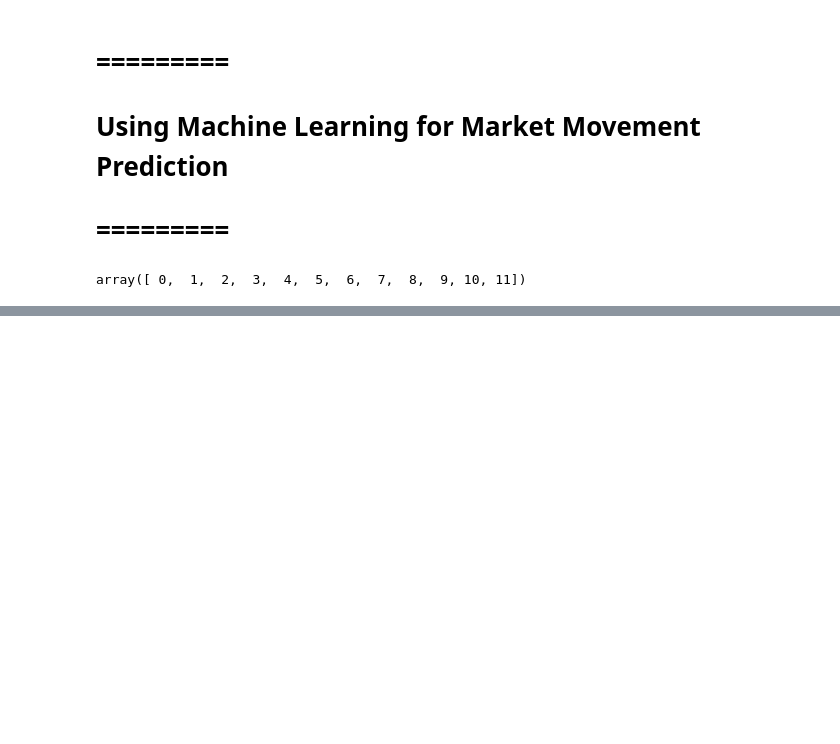
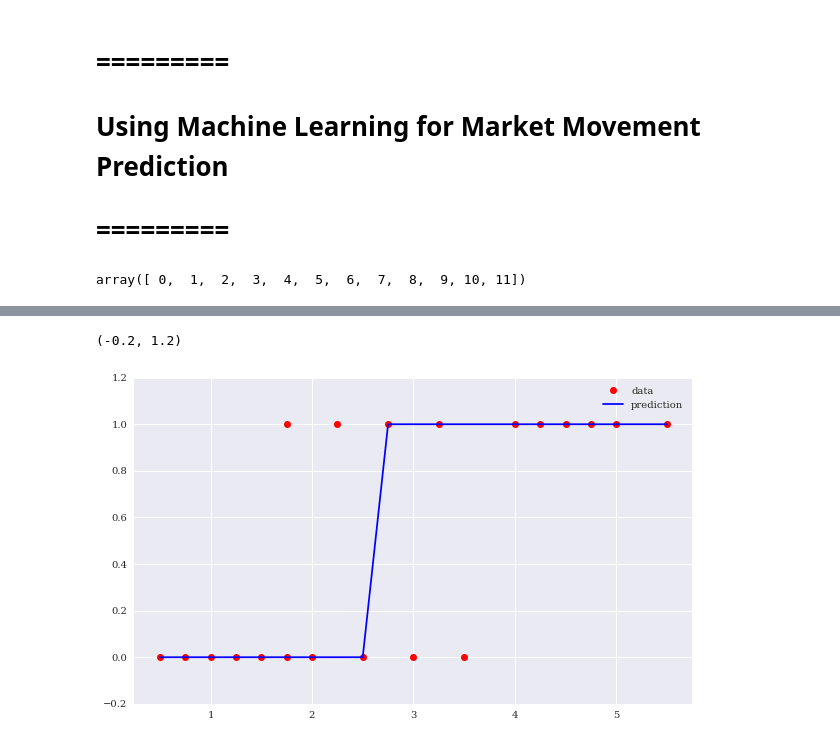
Before and after one commit to 44nash/Trading-Bot-project-2, a Jupyter notebook: ML_testing_Area.ipynb, the cells around one changed output, grey strips where cells are left out. Drawn from its saved outputs; the diff is of its cells as text; code cells hidden in the pictures; blank space fills up the shorter version.

```diff
--- a/ML_testing_Area.ipynb
+++ b/ML_testing_Area.ipynb
@@ -263,0 +336,9 @@ for i in range(lags):
+# %%
+plt.figure(figsize=(10,6))
+plt.plot(hours, success, 'ro', label='data' )
+plt.plot(hours, prediction, 'b', label='prediction')
+plt.legend(loc =0)
+plt.ylim(-0.2, 1.2)
+# %% [output]
+(-0.2, 1.2)
+[figure, added]
```
Also changed, not shown: parts of 127 cells of this notebook.
